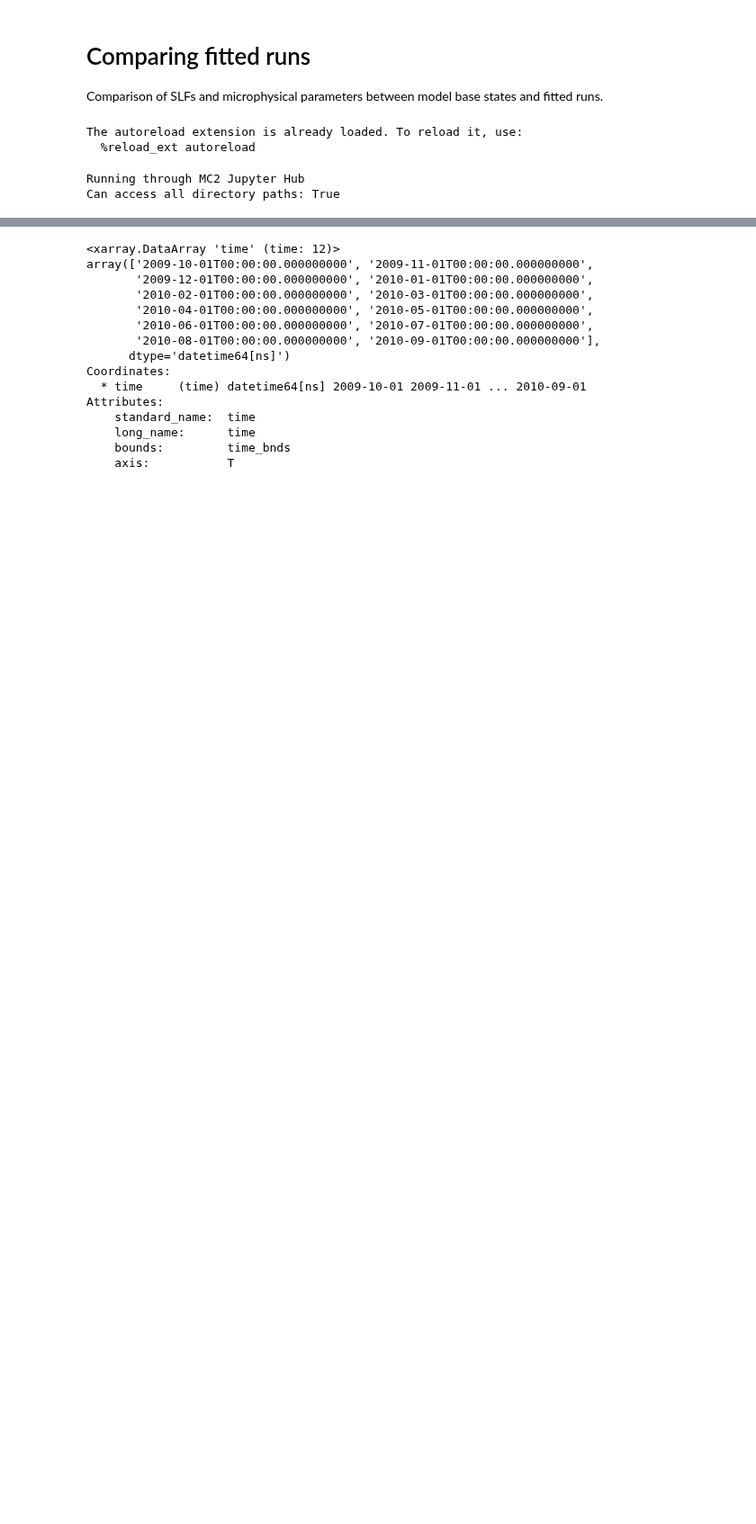
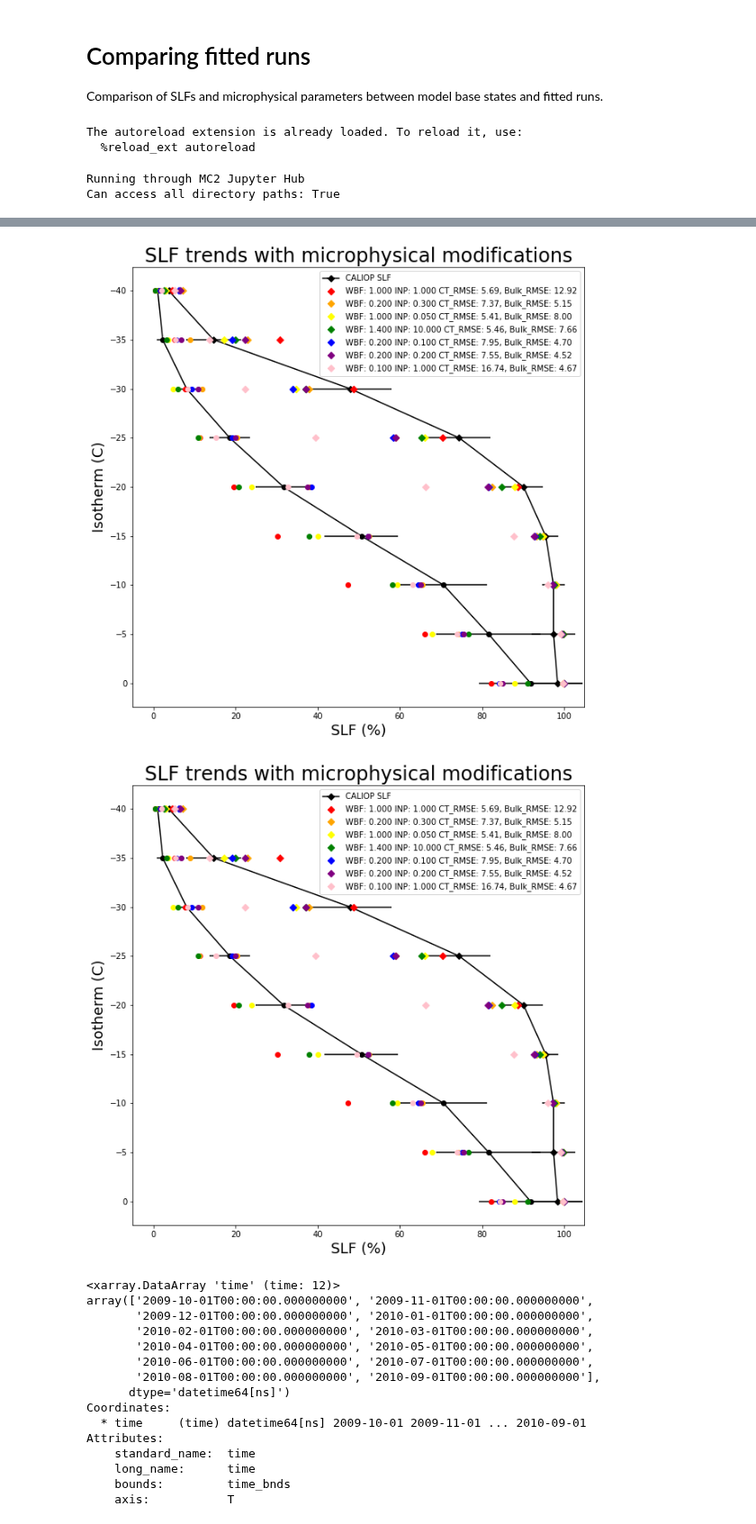
Before and after one commit to jshaw35/netcdf_analysis, a Jupyter notebook: finalcasecomparisons.ipynb, the cells around one changed output, grey strips where cells are left out. Shown at 90% size. Cells and saved outputs as stored; diff of their text form; code cells hidden in the pictures; blank space fills up the shorter version.

```diff
--- a/finalcasecomparisons.ipynb
+++ b/finalcasecomparisons.ipynb
@@ -78,9 +78,13 @@ cam61_origin_case = '20200319_132512_singleparam_cam61arctic2m15_wbf_1_inp_1'
 
 mainmetric = CT_SLF_Metric(case_dir)
 mainmetric.add_case(cam6_origin_case) # origin point
-mainmetric.add_case(cam61_origin_case) # origin point
-mainmetric.add_case('20200327_170021_singleparam_noresm2tests_wbf_1_inp_10')
+# mainmetric.add_case(cam61_origin_case) # origin point
+# mainmetric.add_case('20200327_170021_singleparam_noresm2tests_wbf_1_inp_10')
 mainmetric.add_case('20200408_184035_singleparam_cam61_arctic2_wbf_0.2_inp_0.3')
 mainmetric.add_case('20200405_135130_singleparam_cam61_arctic2_wbf_1.0_inp_0.05')
+# mainmetric.add_case('20200512_013308_fitting_runs_cam6paramtest16_wbf_1.25_inp_10')
+mainmetric.add_case('20200512_013308_fitting_runs_cam6paramtest16_wbf_1.4_inp_10')
+mainmetric.add_case('20200512_012745_fitting_runs_cam61paramtest16_wbf_0.2_inp_0.1')
+mainmetric.add_case('20200501_180255_singleparam_cam61_arctic2_wbf_0.2_inp_0.2')
 # %% [output]
 Trying to load concatenated file for 20200109_1541_wbf_1.0_inp_1.0
@@ -91,3 +97,8 @@ Trying to load concatenated file for 20200405_135130_singleparam_cam61_arctic2_w
+# %%
+mainmetric.plot_isos_all()
+# %% [output]
+[figure, added]
+[figure, added]
 # %%
 case1 = mainmetric.get_case('20200405_135130_singleparam_cam61_arctic2_wbf_1.0_inp_0.05')
 # %%
```
Also changed, not shown: parts of 2 cells of this notebook, 4 other files.
